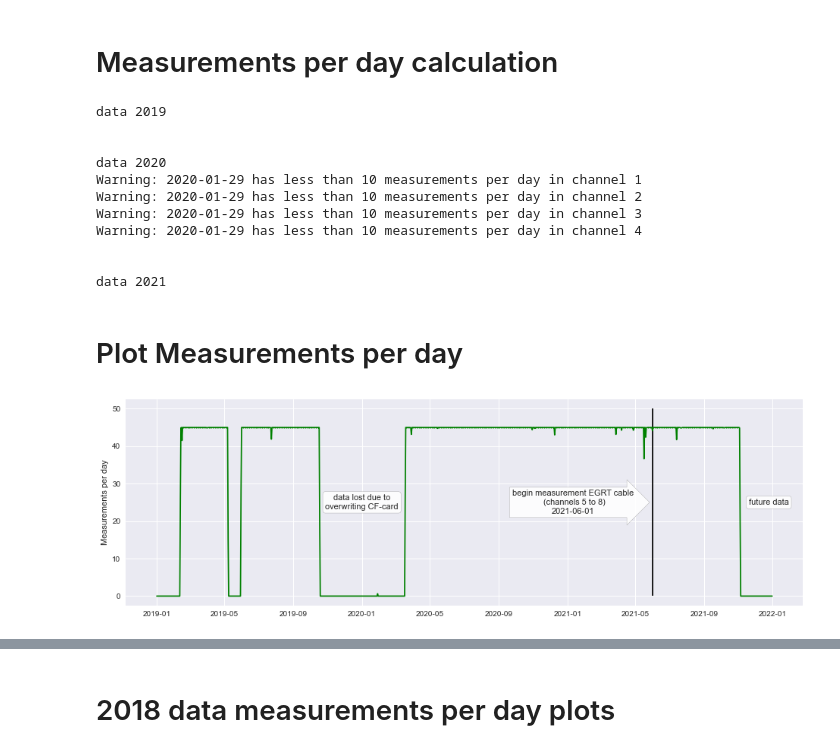
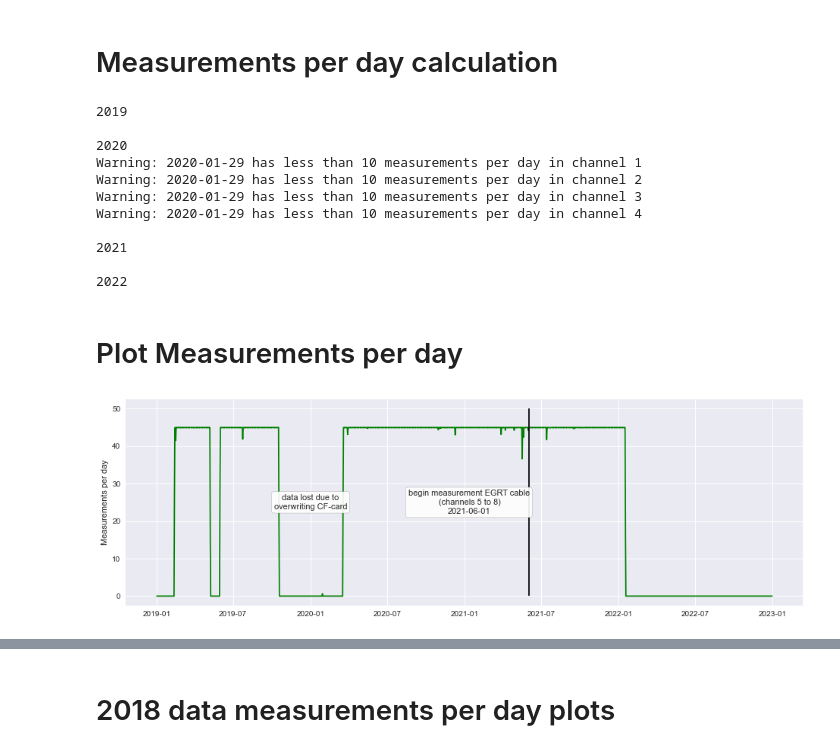
Before and after one commit to mvwick/Scripts_Masterarbeit, a Jupyter notebook: my_database_script.ipynb, the cells around one changed output, grey strips where cells are left out. Drawn from its saved outputs; the diff is of its cells as text; code cells hidden in the pictures.

```diff
--- a/my_database_script.ipynb
+++ b/my_database_script.ipynb
@@ -53,23 +53,20 @@ if import_type == "pickle":
     # Load Data 2019+
     path_to_my_database_pickle = path_DTS_processed + r"\pickle"
 
-    data_2021 = import_my_database_pickle(2021, path_to_my_database_pickle)
-    data_2020 = import_my_database_pickle(2020, path_to_my_database_pickle)
-    data_2019 = import_my_database_pickle(2019, path_to_my_database_pickle)
+    data_seperated_by_year=import_complete_database(path_to_my_database_pickle,importer=import_type,controller=3188)
 
     path_to_my_database_2018_pickle=path_DTS_processed + r"\temp_2018_Controller3188\pickle"
-    data_2018 = import_my_database_2018_pickle(path_to_my_database_2018_pickle)
+    data_seperated_by_year["2018"] = import_my_database_2018_pickle(path_to_my_database_2018_pickle) #in the next cell it is expected to have 2018 as last entry
 
 # 1min 40s
 # Load csv data
 elif import_type == "csv":
     path_to_my_database_csv = path_DTS_processed + r"\csv"
-    data_2019 = import_my_database_csv(2019, path_to_my_database_csv)
-    data_2020 = import_my_database_csv(2020, path_to_my_database_csv)
-    data_2021 = import_my_database_csv(2021, path_to_my_database_csv)
+
+    data_seperated_by_year=import_complete_database(path_to_my_database_csv,importer=import_type,controller=3188)
 
     path_to_my_database_2018_csv = path_DTS_processed + r"\temp_2018_Controller3188\csv"
-    data_2018 = import_my_database_2018_csv(path_to_my_database_2018_csv)
+    data_seperated_by_year["2018"] = import_my_database_2018_csv(path_to_my_database_2018_csv) #in the next cell it is expected to have 2018 as last entry
 # %%
 # Merge the different years (2019+) dics into one
 if import_type == "pickle":
@@ -145,23 +142,28 @@ if show_elisas_plot: # Plot I made for Elisa
 # Heizperiode einfügen?
 
 #count the number of measurements per day; at the moment missing days are not printed
-print("data 2019")
-n_meas_pday_2019 = calculate_measurements_per_day(data_2019)
+n_meas_pday={}
+for year in data_seperated_by_year.keys():
+    if year!="2018": #treated seperatly further down
+        print(year)
+        n_meas_pday[year]=calculate_measurements_per_day(data_seperated_by_year[year])
+        print()
 
-print();print();print("data 2020")
-n_meas_pday_2020 = calculate_measurements_per_day(data_2020)
-
-print();print();print("data 2021")
-n_meas_pday_2021 = calculate_measurements_per_day(data_2021)
+# Improve n_meas_pdy: add days where 0 measurements were made
+# days with 0 measurements will occur in the new dictionaries
+n_meas_pday_with0={}
+for year in data_seperated_by_year.keys():
+    if year!="2018": #treated seperatly further down
+        n_meas_pday_with0[year]=improve_n_meas_pday(n_meas_pday[year], int(year))
 # %% [output]
-data 2019
+2019
 
-
-data 2020
+2020
 Warning: 2020-01-29 has less than 10 measurements per day in channel 1
 Warning: 2020-01-29 has less than 10 measurements per day in channel 2
 Warning: 2020-01-29 has less than 10 measurements per day in channel 3
 Warning: 2020-01-29 has less than 10 measurements per day in channel 4
 
+2021
 
-data 2021
+2022
@@ -179,3 +170,9 @@ mean_2021, date_2021 = calc_mean_channels_n_pday(n_meas_pday_2021_with0, channel
+# %%
+# Calculate mean measurements per day per channel
+mean_n_day={}; date_n_day={}
+for year in data_seperated_by_year.keys():
+    if year!="2018": #treated seperatly further down
+        mean_n_day[year], date_n_day[year] = calc_mean_channels_n_pday(n_meas_pday_with0[year], channels=["1","2","3","4","5","6","7","8"])
 # %% [markdown]
 # Plot Measurements per day
 # %%
@@ -186,42 +183,43 @@ def plot_save_func(filename_save):
 # %%
 #Plot mean measurements per channel
 
 plt.figure(figsize=[16,5])
-plt.plot(date_2019, mean_2019,color="green")
-plt.plot(date_2020, mean_2020,color="green")
-plt.plot(date_2021, mean_2021,color="green")
+# plt.plot(date_2019, mean_2019,color="green")
+# plt.plot(date_2020, mean_2020,color="green")
+# plt.plot(date_2021, mean_2021,color="green")
+# plt.plot(date_2022, mean_2022,color="green")
+
+for year in data_seperated_by_year.keys():
+    if year!="2018": #treated seperatly further down
+        plt.plot(date_n_day[year], mean_n_day[year],color="green")
+
 plt.ylabel("Measurements per day")
 #plt.xlabel("Date")
 #plt.title(f"Mean of Channels 1 - 8")
 
 # PLOT ACCESSOIREs, Plot Patches with description
 ## some generel settings
 bbox_props = dict(boxstyle="round", fc="w", ec="0.5", alpha=0.9)
 size=11; y=25; ha="center"; va="center"
 x=mdates.date2num(pd.to_datetime("01.01.2020"))
 plt.text(x, y,"data lost due to\noverwriting CF-card", ha=ha, va=va, size=size, bbox=bbox_props) # data lost box
-# p is index of last date with 0 data from behind
-p=np.argmax(mean_2021[::-1] > 0) #flip dataframe to allow single days without measurements in between others
-# Needs to be UPDATED for a new year with data !!!!!!!!!!!!!!!!!!!!!!!!!!!!!!!!!!!!!!!!!!!!!!!!!!!!!!!!!!!!!!!!!!!!!!!!!!!!!!
-x=mdates.date2num(pd.to_datetime(date_2021[-p] + timedelta(days=50)))
-plt.text(x, y,"future data", ha=ha, va=va, size=size, bbox=bbox_props) # Future data box
 # Add Patch at begin of measurement of EGRT cable (channel 5-8)
 x=mdates.date2num(pd.to_datetime('2021-06-01 13:26:07')) #date of first measurement of EGRT Cable
-ymax=max(np.concatenate([mean_2019,mean_2020,mean_2021])) + 5
+ymax=max(np.concatenate([mean_n_day[year] for year in mean_n_day.keys()])) + 5
 plt.vlines(x, ymin=0, ymax=ymax, colors="black",linestyles="-")
-bbox_props = dict(boxstyle="rarrow", fc="w", ec="0.5", alpha=0.9)
+bbox_props = dict(boxstyle="round", fc="w", ec="0.5", alpha=0.9)
 x=mdates.date2num(pd.to_datetime('2021-06-01 13:26:07')- timedelta(days=142))
 plt.text(x, y,"begin measurement EGRT cable\n (channels 5 to 8)\n2021-06-01", ha=ha, va=va, size=size, bbox=bbox_props)
 
 if plot_save:
     plot_save_func("mean_of_all_channels_measpday")
     if masterthesis_save:# save for my masterthesis
         plt.savefig(r"C:\Users\Mathis\Desktop\Masterthesis\Masterthesis_tex\figs\chap4\mean_of_all_channels_measpday.pdf", format="pdf",bbox_inches="tight")
         plt.savefig(r"C:\Users\Mathis\Desktop\Masterthesis\Masterthesis_tex\figs_raster\chap4\mean_of_all_channels_measpday.png", format="png",bbox_inches="tight",dpi=300)
 
 plt.show()
 # %% [output]
-[figure, old version]
+[figure, new version]
 # %%
 # Plot each channel seperate
 
```
Also changed, not shown: parts of 9 cells of this notebook, 12 other files.
